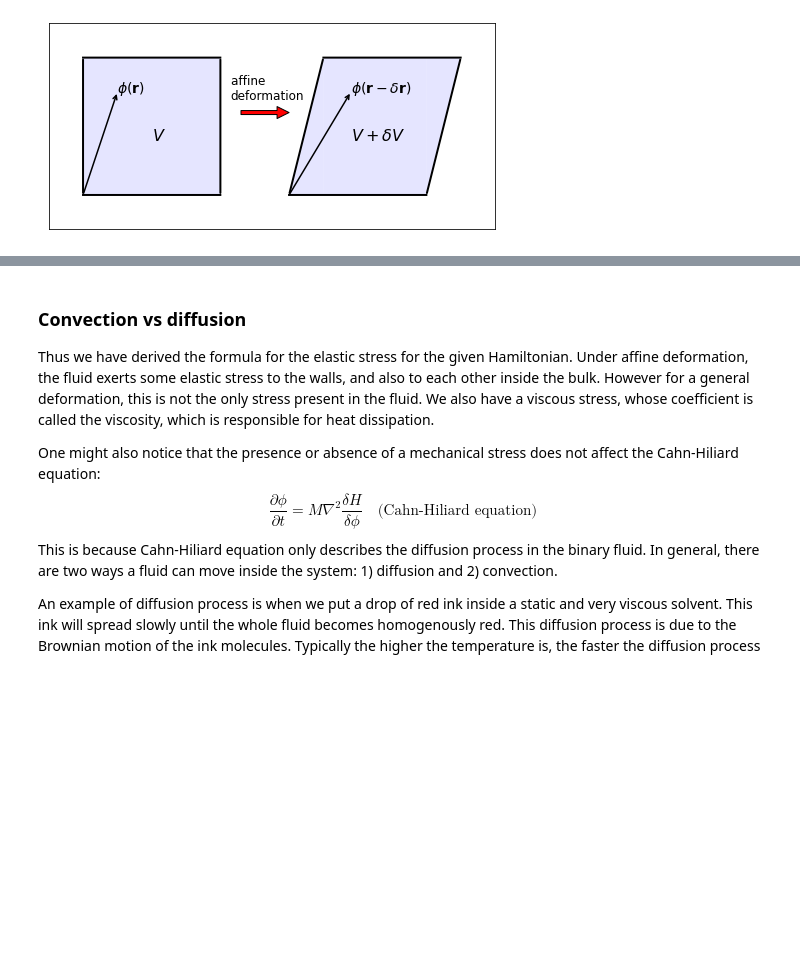
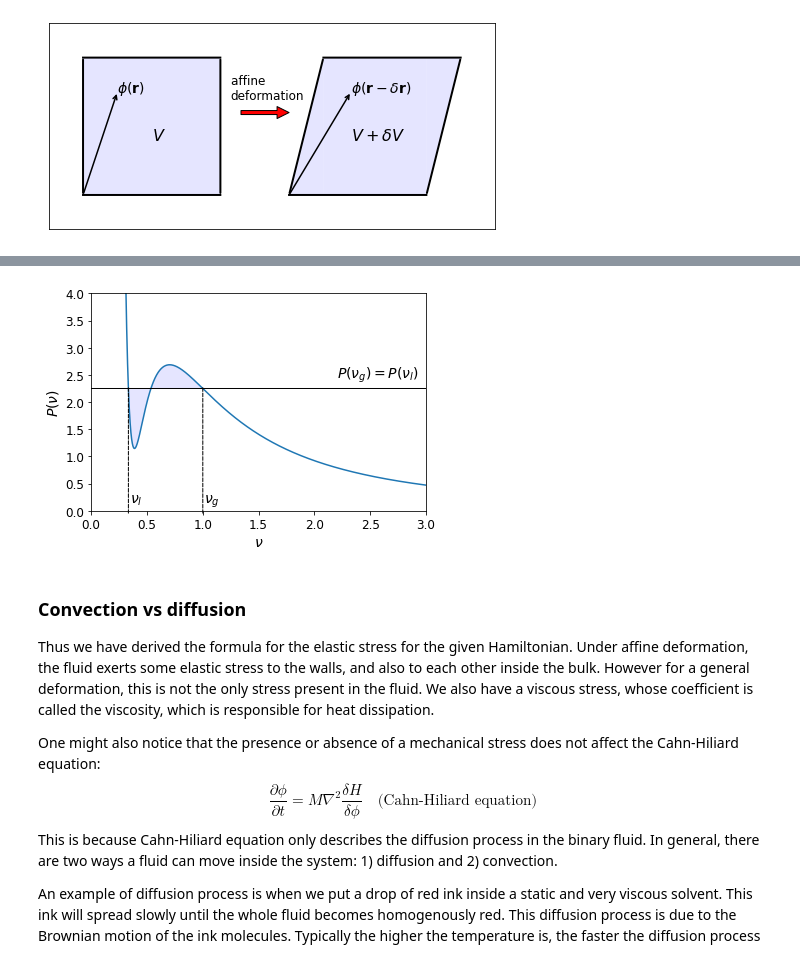
Before and after one commit to elsentjhung/cahn-hilliard-droplet, a Jupyter notebook: droplet.ipynb, the cells around one changed output, grey strips where cells are left out. Saved outputs shown, nothing was run; the diff lists cells and outputs as text; code cells hidden in the pictures; blank space fills up the shorter version.

```diff
--- a/droplet.ipynb
+++ b/droplet.ipynb
@@ -552,3 +644,42 @@ plt.show()
+# %%
+import numpy as np
+import matplotlib.pyplot as plt
+
+fig, ax = plt.subplots(figsize=(6,4))
+
+alpha, beta, n_b = -1.0, 1.0, 2.0
+nu = np.arange(0.0001, 3, 0.0001)
+nu_w = np.arange(1/3, 1, 0.0001)
+
+def P(nu):
+    P = nu**(-1)*(alpha*(nu**(-1) - n_b) + beta*(nu**(-1) - n_b)**3) \
+        - 0.5*alpha*(nu**(-1) - n_b)**2 \
+        - 0.25*beta*(nu**(-1) - n_b)**4 + 2
+    return P
+
+ax.set_xlabel('$\\nu$', fontsize=14)
+ax.set_ylabel('$P(\\nu)$', fontsize=14)
+ax.set_xlim(0,3)
+ax.set_ylim(0,4)
+ax.tick_params(axis='both', which='major', labelsize=12)
+
+ax.plot(nu, P(nu))
+ax.plot(nu, P(1/3)*np.ones(len(nu)), color='black', linewidth=1)
+
+ax.fill_between(nu_w, P(1/3)*np.ones(np.shape(nu_w)), P(nu_w), facecolor='blue', alpha=0.1)
+
+ax.annotate('', xy=(1/3,-0.08), xytext=(1/3,2.3), fontsize=14, annotation_clip=False,
+            arrowprops=dict(edgecolor='black', arrowstyle='-', linestyle='--', linewidth=1))
+ax.annotate('', xy=(1,-0.08), xytext=(1,2.3), fontsize=14, annotation_clip=False,
+            arrowprops=dict(edgecolor='black', arrowstyle='-', linestyle='--', linewidth=1))
+
+ax.annotate('$\\nu_l$', xy=(1/3+0.015,0.15), fontsize=14, annotation_clip=False)
+ax.annotate('$\\nu_g$', xy=(1+0.015,0.15), fontsize=14, annotation_clip=False)
+ax.annotate('$P(\\nu_g)=P(\\nu_l)$', xy=(2.2,2.45), fontsize=14, annotation_clip=False)
+
+plt.show()
+# %% [output]
+[figure, added]
 # %% [markdown]
 ### Convection vs diffusion
 
```
Also changed, not shown: parts of 4 cells of this notebook.
